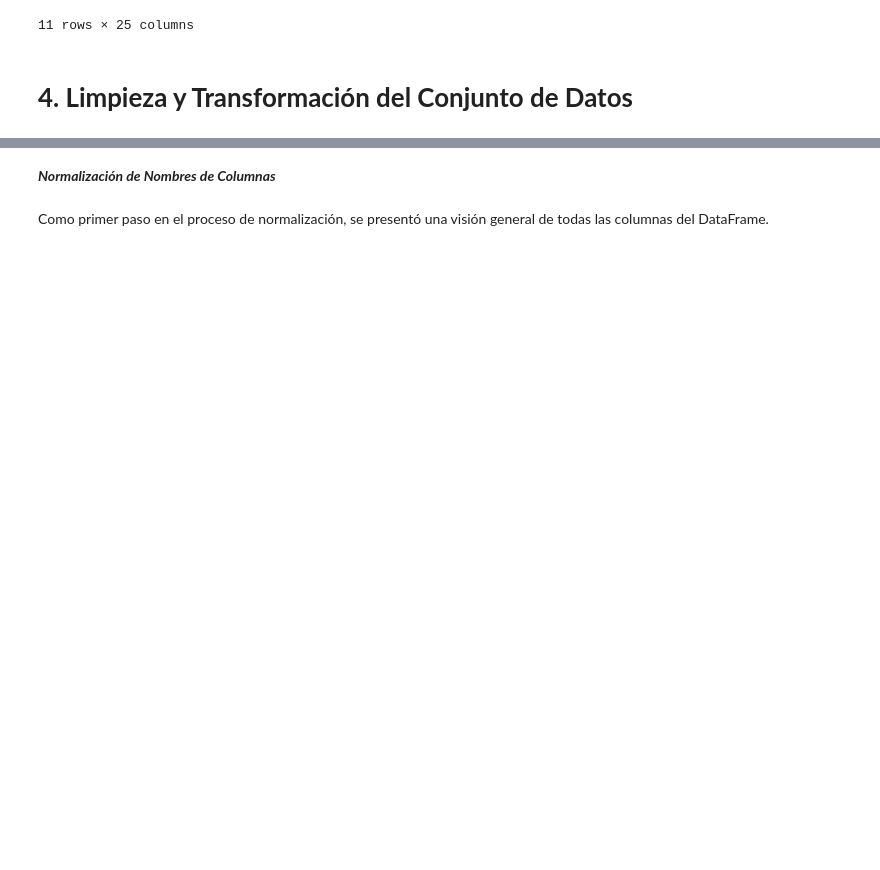
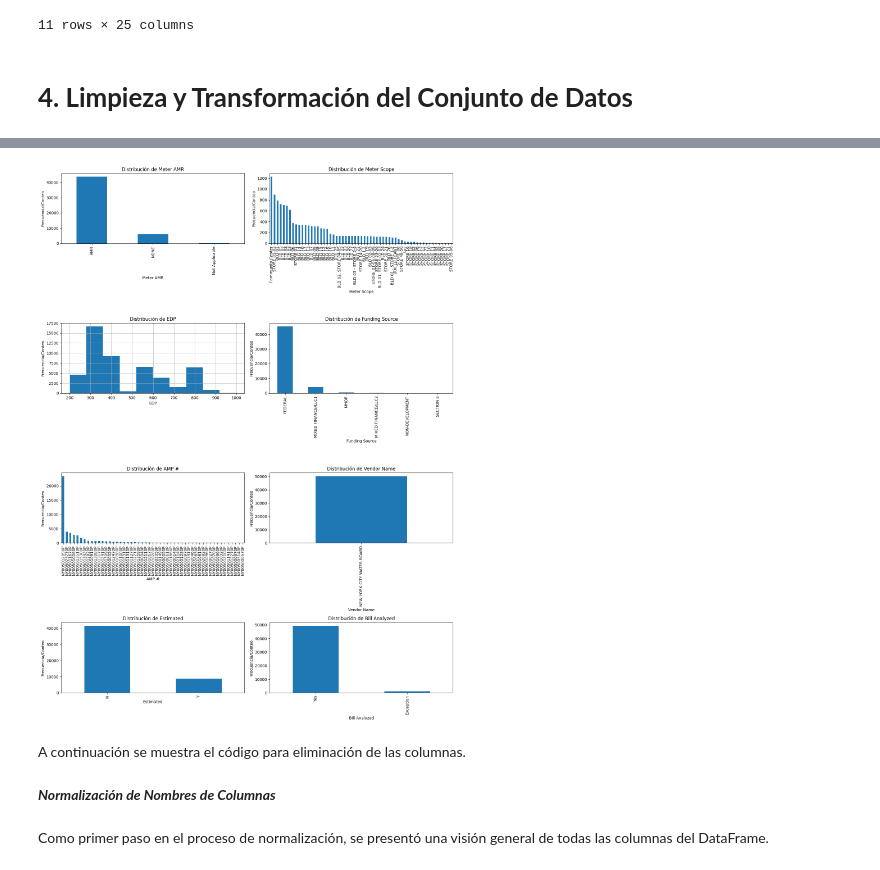
Before and after one commit to jonathanahc/Proyecto, a Jupyter notebook: ProyectoProgADAP_255497NvaVersion.ipynb, the cells around one changed output, grey strips where cells are left out. Cells and saved outputs as stored; diff of their text form; code cells hidden in the pictures; blank space fills up the shorter version.

```diff
--- a/ProyectoProgADAP_255497NvaVersion.ipynb
+++ b/ProyectoProgADAP_255497NvaVersion.ipynb
@@ -102,0 +111,29 @@ df.describe(include='all')
+# %%
+fig, axes = plt.subplots(nrows=4, ncols=2, figsize=(15, 20))
+axes = axes.ravel()
+
+
+columns_to_plot = ['Meter AMR', 'Meter Scope', 'EDP', 'Funding Source', 'AMP #', 'Vendor Name', 'Estimated', 'Bill Analyzed']
+
+for i, col in enumerate(columns_to_plot):
+    try:
+        if col in df.columns:
+          if df[col].dtype == 'object':
+              df[col].value_counts().plot(kind='bar', ax=axes[i])
+          else:
+              df[col].hist(ax=axes[i])
+          axes[i].set_title(f'Distribución de {col}')
+          axes[i].set_xlabel(col)
+          axes[i].set_ylabel('Frecuencia/Conteo')
+        else:
+          axes[i].set_title(f"Column '{col}' no encontrada en Dataframe")
+
+    except Exception as e:
+        axes[i].set_title(f"Error al trazar {col}: {e}")
+
+plt.tight_layout()
+plt.show()
+# %% [output]
+[figure, added]
+# %% [markdown]
+A continuación se muestra el código para eliminación de las columnas.
```
Also changed, not shown: parts of 18 cells of this notebook.
